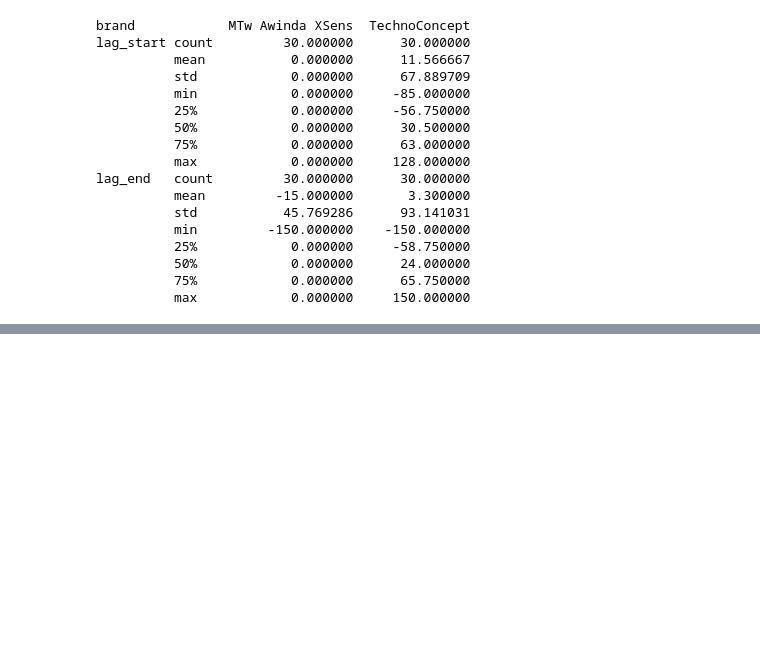
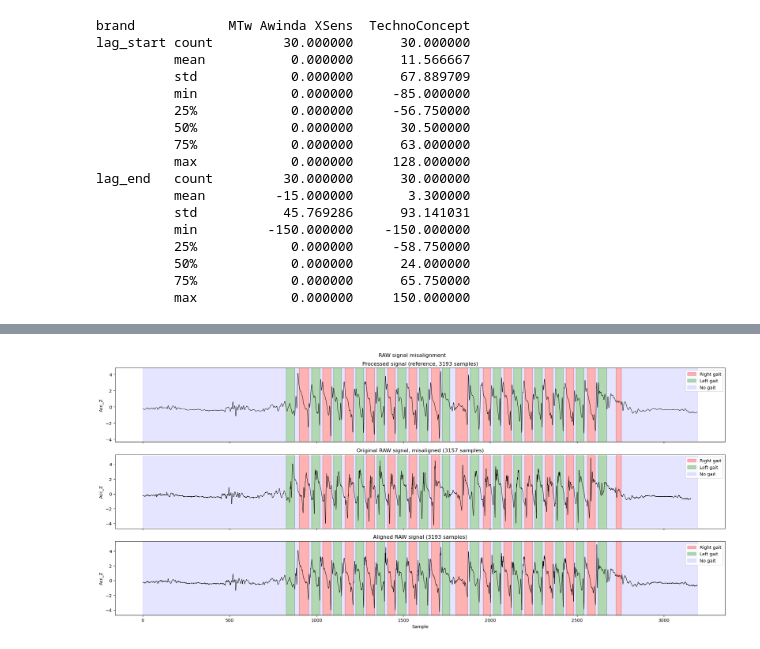
Before and after one commit to EnekoIsturitzSesma/GAIT-Analysis, a Jupyter notebook: notebooks/pruebas.ipynb, the cells around one changed output, grey strips where cells are left out. Cells and saved outputs as stored; diff of their text form; code cells hidden in the pictures; blank space fills up the shorter version.

Commit message:
final model selection

```diff
--- a/notebooks/pruebas.ipynb
+++ b/notebooks/pruebas.ipynb
@@ -287,0 +330,23 @@ plot_scores_by_sensor_conf(val, test, names)
+# %%
+y_pred, y_true, signal = predict_trial(
+    base_path   = base_path,
+    trial_name  = 'ACL_5_1',
+    subject     = 'ACL_5',
+    model_name  = "cnnbilstm",
+    process     = "free_raw",
+    sensors     = ["LB"],
+    window_size = 200,
+    stride      = 50,
+    out_dir     = f'{ckpt_path}/best_model_cnn_bilstm_LB_only'
+)
+# %%
+plot_alignment_comp(
+    y_true,
+    'ACL_5_1',
+    base_path + "/ortho/ACL/ACL_5/ACL_5_1",
+    title_base='RAW signal misalignment',
+    sensor='LB',
+    signal_channel='Acc_Z',
+)
+# %% [output]
+[figure, added]
```
Also changed, not shown: parts of 4 cells of this notebook, 1 other file.
